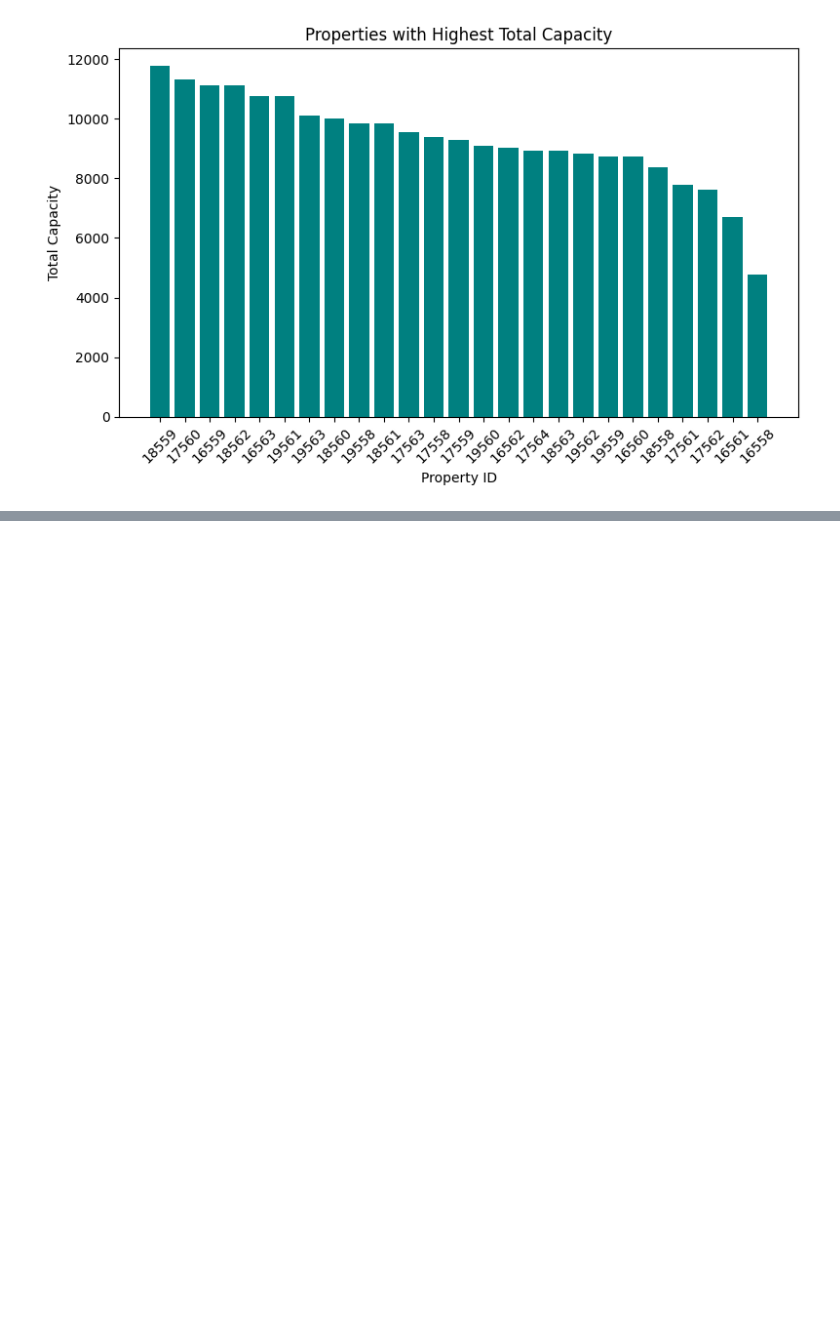
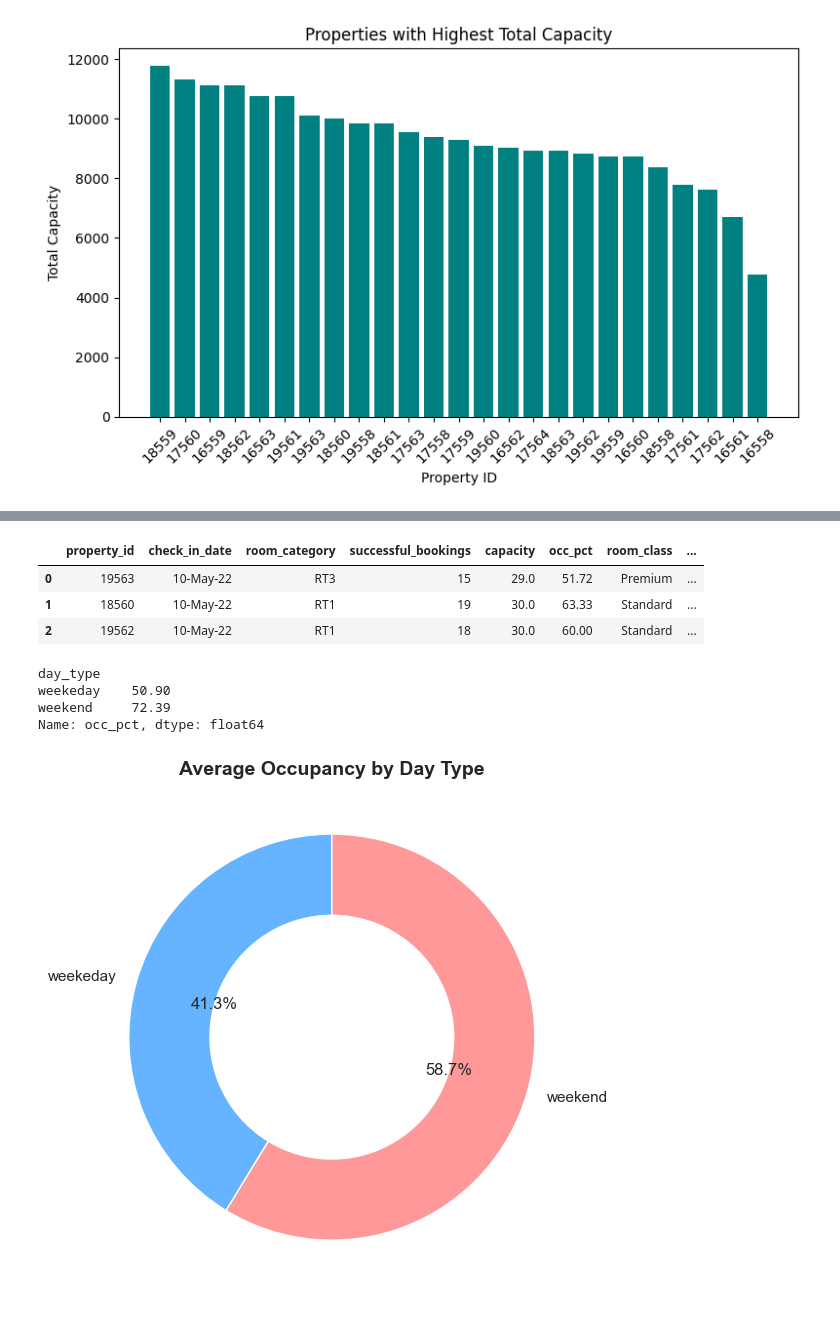
Before and after one commit to AlSult/Data_Projects, a Jupyter notebook: EDA(Exploratory Data Analysis)/main.ipynb, the cells around one changed output, grey strips where cells are left out. Drawn from its saved outputs; the diff is of its cells as text; code cells hidden in the pictures; blank space fills up the shorter version.

```diff
--- a/EDA(Exploratory Data Analysis)/main.ipynb
+++ b/EDA(Exploratory Data Analysis)/main.ipynb
@@ -300,0 +549,46 @@ plt.show()
+# %%
+#joining two data frames based on the chaeck_in date and date columns
+df = pd.merge(df, df_date, left_on="check_in_date", right_on="date")
+df.head(3)
+# %% [output]
+|  | property_id | check_in_date | room_category | successful_bookings | capacity | occ_pct | room_class | ... |
+| 0 | 19563 | 10-May-22 | RT3 | 15 | 29.0 | 51.72 | Premium | ... |
+| 1 | 18560 | 10-May-22 | RT1 | 19 | 30.0 | 63.33 | Standard | ... |
+| 2 | 19562 | 10-May-22 | RT1 | 18 | 30.0 | 60.00 | Standard | ... |
+# %%
+#checking the average occupancy percentage by the weekday
+avg_occ_weekday = df.groupby("day_type")["occ_pct"].mean().round(2)
+avg_occ_weekday
+# %% [output]
+day_type
+weekeday    50.90
+weekend     72.39
+Name: occ_pct, dtype: float64
+# %%
+# Create labels and values from the Series
+labels = avg_occ_weekday.index
+sizes = avg_occ_weekday.values
+colors = ['#66b3ff', '#ff9999']  # Customize if you like
+
+# Create donut chart
+plt.figure(figsize=(6, 6))
+wedges, texts, autotexts = plt.pie(
+    sizes,
+    labels=labels,
+    autopct='%1.1f%%',
+    startangle=90,
+    colors=colors,
+    wedgeprops={'width': 0.4}  # this creates the donut effect
+)
+
+# Add a title
+plt.title("Average Occupancy by Day Type", fontsize=14, fontweight='bold')
+
+# Ensure the pie is a circle
+plt.gca().set_aspect('equal')
+
+# Display chart
+plt.tight_layout()
+plt.show()
+# %% [output]
+[figure, added]
```
Also changed, not shown: parts of 44 cells of this notebook, 10 other files.
